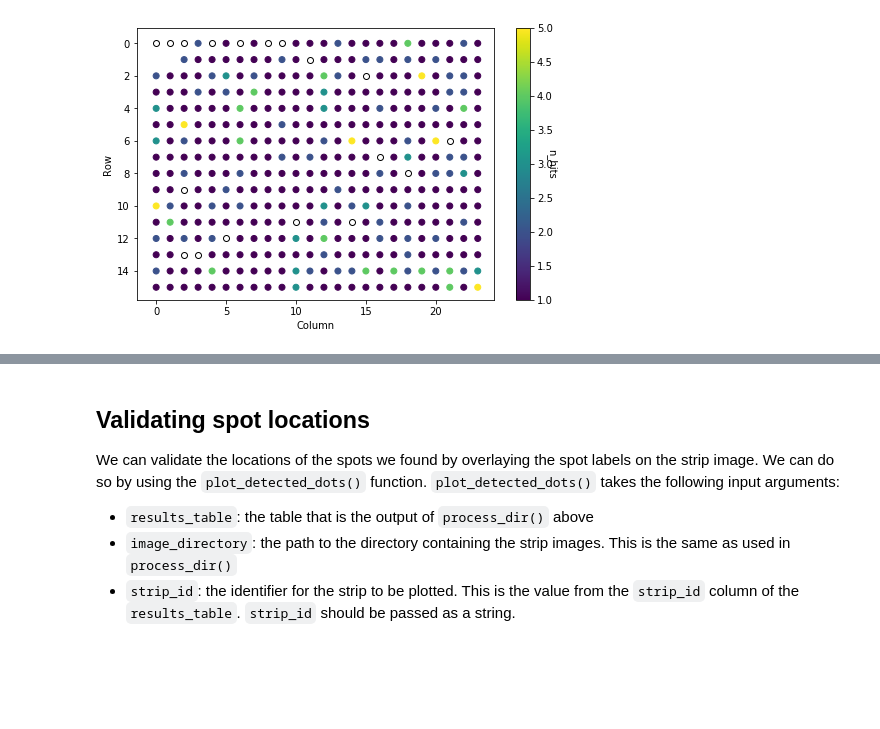
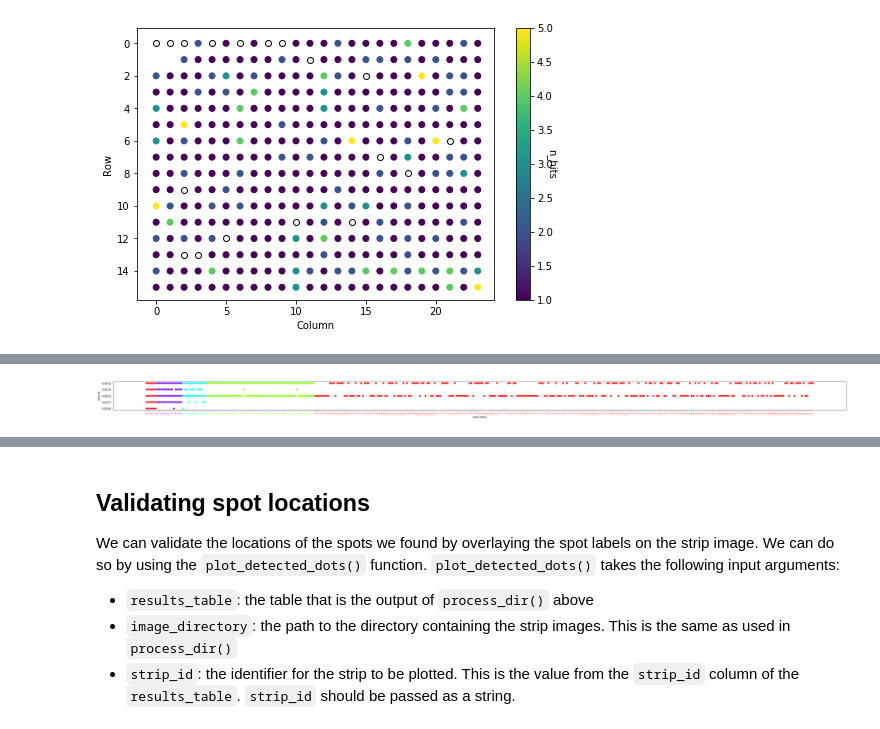
Before and after one commit to czbiohub/dotblotr, a Jupyter notebook: examples/multi_file_example.ipynb, the cells around one changed output, grey strips where cells are left out. Saved outputs shown, nothing was run; the diff lists cells and outputs as text; code cells hidden in the pictures; blank space fills up the shorter version.

```diff
--- a/examples/multi_file_example.ipynb
+++ b/examples/multi_file_example.ipynb
@@ -110,0 +166,49 @@ plot_hit_counts(hit_dfs[0]);
+# %%
+from matplotlib.colors import Normalize
+
+sort_by = ['n_hits', 'dot_name']
+hit_table = hit_tables[0]
+
+hit_table.sort_values(by=sort_by, axis=0, inplace=True, ascending=False)
+
+unique_strip_ids = results_table.strip_id.unique()
+strip_ids ={strip_id: i  for i, strip_id in enumerate(unique_strip_ids)}
+
+names = []
+strip_id_indices = []
+counts = []
+
+for i, row in hit_table.iterrows():
+    name = row['dot_name']
+    count = row['n_hits']
+    dot_table = results_table.loc[results_table['dot_name'] == name]
+
+    for j, dot_row in dot_table.iterrows():
+        if dot_row['pos_hit']:
+            names.append(dot_row['dot_name'])
+            strip_id_indices.append(dot_row['strip_id'])
+            counts.append(count)
+
+f, ax = plt.subplots(figsize=(50, 2))
+sc = ax.scatter(names, strip_id_indices, c=counts, cmap='hsv');
+
+ax.tick_params(axis='x', labelsize=5, rotation=90)
+ax.set_xlabel('spot name')
+ax.set_ylabel('strip id')
+
+plt.draw()
+
+norm = Normalize(vmin=1, vmax=5)
+for t in ax.get_xticklabels():
+    dot_name = t.get_text()
+    n_hits = hit_table.loc[hit_table['dot_name'] == dot_name].n_hits.values[0]
+    c = sc.cmap(norm(n_hits))
+    t.set_color(c)
+
+
+
+plt.draw()
+
+f.savefig('test_grid.png', dpi=300, bbox_inches='tight')
+# %% [output]
+[figure, added]
```
Also changed, not shown: parts of 9 cells of this notebook, 4 other files.
